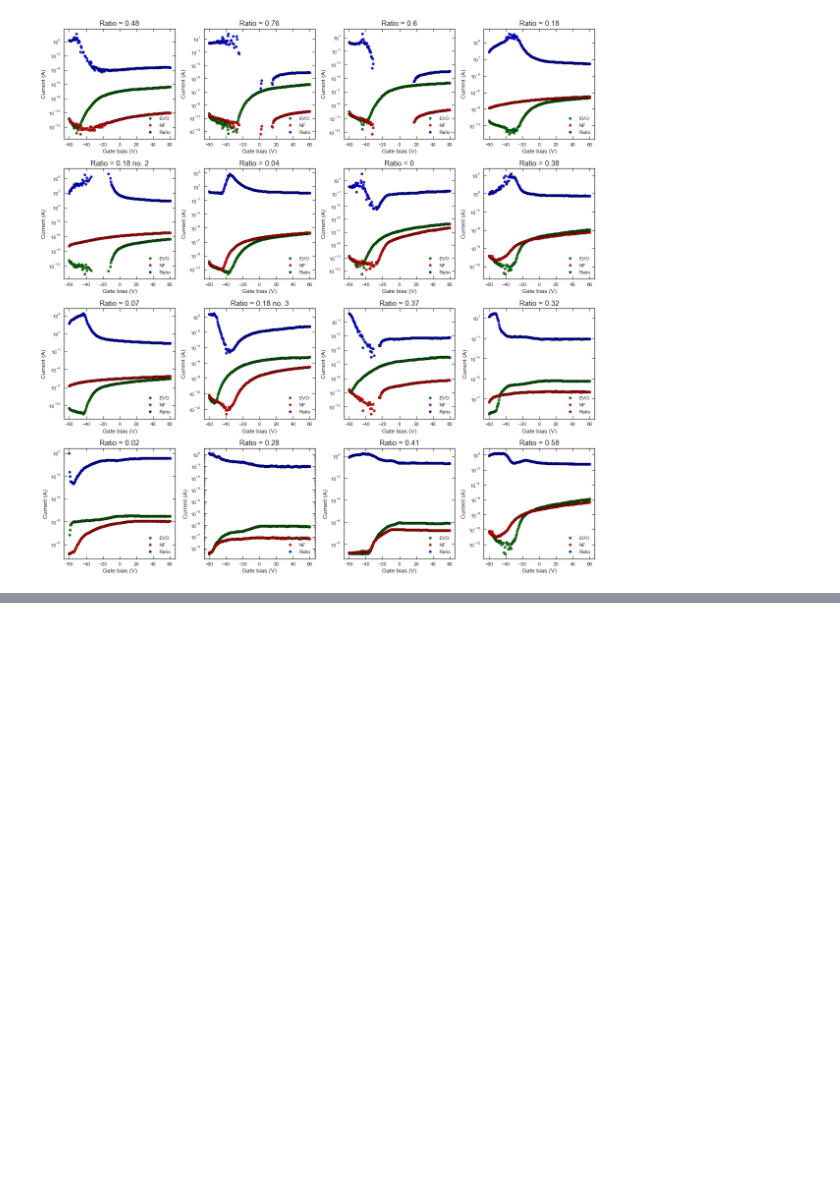
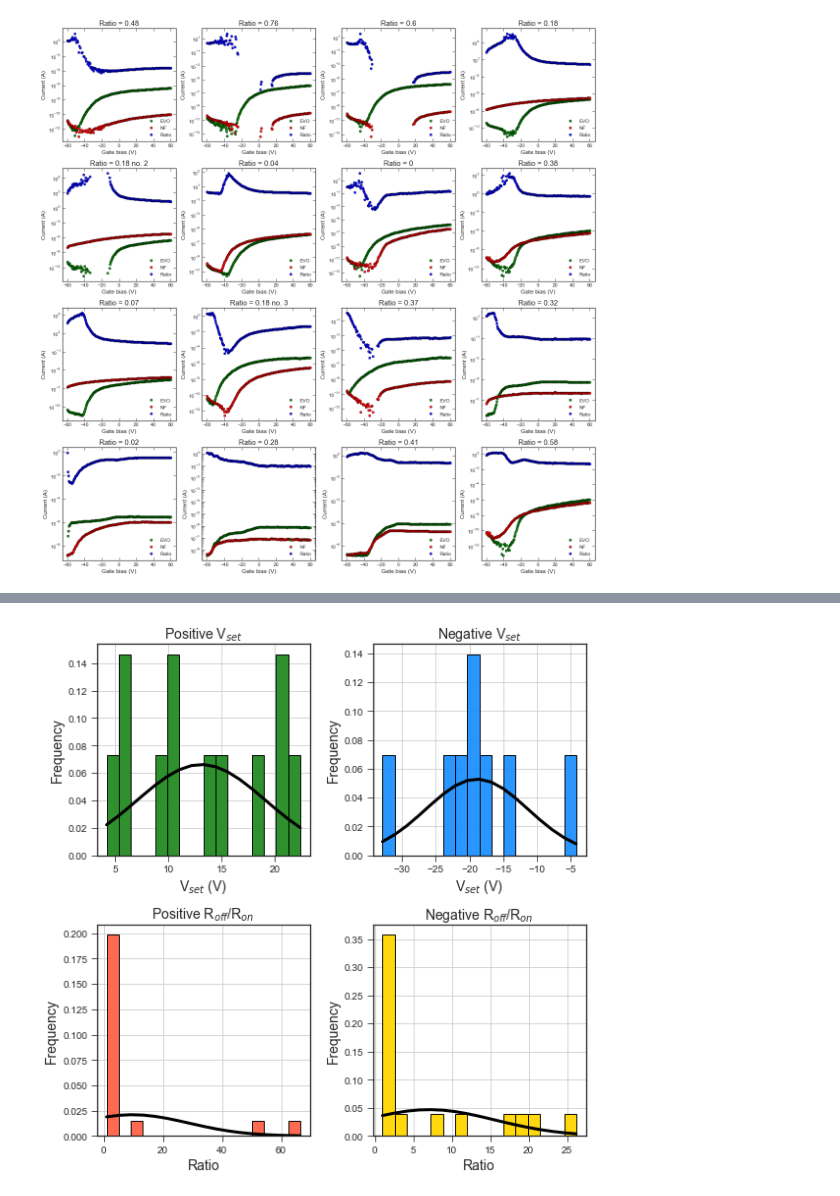
Before and after one commit to molydisulfide/Cut-to-channel-ratio-study, a Jupyter notebook: Ratio_parameters.ipynb, the cells around one changed output, grey strips where cells are left out. Drawn from its saved outputs; the diff is of its cells as text; code cells hidden in the pictures; blank space fills up the shorter version.

```diff
--- a/Ratio_parameters.ipynb
+++ b/Ratio_parameters.ipynb
@@ -2153,0 +2191,99 @@ fit_hrs_1 = np.poly1d(fit_hrs)
+# %%
+fig = plt.figure(figsize=(8,8))
+fig.canvas.draw()
+
+
+ax1 = fig.add_subplot(2,2,1)
+
+x = np.mean(pos_vset.dropna())
+s = np.std(pos_vset.dropna())
+print(x,s)
+
+# best fit of data
+(mu, sigma) = norm.fit(pos_vset.dropna())
+
+# the histogram of the data
+n, bins, patches = plt.hist(pos_vset.dropna(), 16, normed=1, facecolor='forestgreen',edgecolor = 'black', alpha=0.95)
+
+# add a 'best fit' line
+y = mlab.normpdf( bins, mu, sigma)
+l = plt.plot(bins, y, '-',c = 'black', linewidth=3)
+
+#plot
+plt.xlabel('V$_{set}$ (V)', fontsize = 14)
+plt.ylabel('Frequency', fontsize = 14)
+plt.title('Positive V$_{set}$', fontsize = 14)
+plt.grid(True)
+
+
+ax2 = fig.add_subplot(2,2,2)
+
+x = np.mean(neg_vset.dropna())
+s = np.std(neg_vset.dropna())
+print(x,s)
+
+# best fit of data
+(mu, sigma) = norm.fit(neg_vset.dropna())
+
+# the histogram of the data
+n, bins, patches = plt.hist(neg_vset.dropna(), 16, normed=1, facecolor='dodgerblue',edgecolor = 'black', alpha=0.95)
+
+# add a 'best fit' line
+y = mlab.normpdf( bins, mu, sigma)
+l = plt.plot(bins, y, '-',c = 'black', linewidth=3)
+
+#plot
+plt.xlabel('V$_{set}$ (V)', fontsize = 14)
+plt.ylabel('Frequency', fontsize = 14)
+plt.title('Negative V$_{set}$', fontsize = 14)
+plt.grid(True)
+
+ax3 = fig.add_subplot(2,2,3)
+
+x = np.mean(pos_states.dropna())
+s = np.std(pos_states.dropna())
+print(x,s)
+
+# best fit of data
+(mu, sigma) = norm.fit(pos_states.dropna())
+
+# the histogram of the data
+n, bins, patches = plt.hist(pos_states.dropna(), 16, normed=1, facecolor='tomato',edgecolor = 'black', alpha=0.95)
+
+# add a 'best fit' line
+y = mlab.normpdf( bins, mu, sigma)
+l = plt.plot(bins, y, '-',c = 'black', linewidth=3)
+
+#plot
+plt.xlabel('Ratio', fontsize = 14)
+plt.ylabel('Frequency', fontsize = 14)
+plt.title('Positive R$_{off}$/R$_{on}$ ', fontsize = 14)
+plt.grid(True)
+
+ax4 = fig.add_subplot(2,2,4)
+
+x = np.mean(neg_states.dropna())
+s = np.std(neg_states.dropna())
+print(x,s)
+
+# best fit of data
+(mu, sigma) = norm.fit(neg_states.dropna())
+
+# the histogram of the data
+n, bins, patches = plt.hist(neg_states.dropna(), 16, normed=1, facecolor='gold', edgecolor = 'black', alpha=0.95)
+
+# add a 'best fit' line
+y = mlab.normpdf( bins, mu, sigma)
+l = plt.plot(bins, y, '-',c = 'black', linewidth=3)
+
+#plot
+plt.xlabel('Ratio', fontsize = 14)
+plt.ylabel('Frequency', fontsize = 14)
+plt.title('Negative R$_{off}$/R$_{on}$ ', fontsize = 14)
+plt.grid(True)
+
+
+plt.tight_layout()
+plt.savefig("States_distributions",bbox_inches='tight', dpi = 300)
+plt.show()
+# %% [output]
@@ -2153,0 +2294 @@ fit_hrs_1 = np.poly1d(fit_hrs)
+[figure, added]
```
Also changed, not shown: parts of 28 cells of this notebook.
